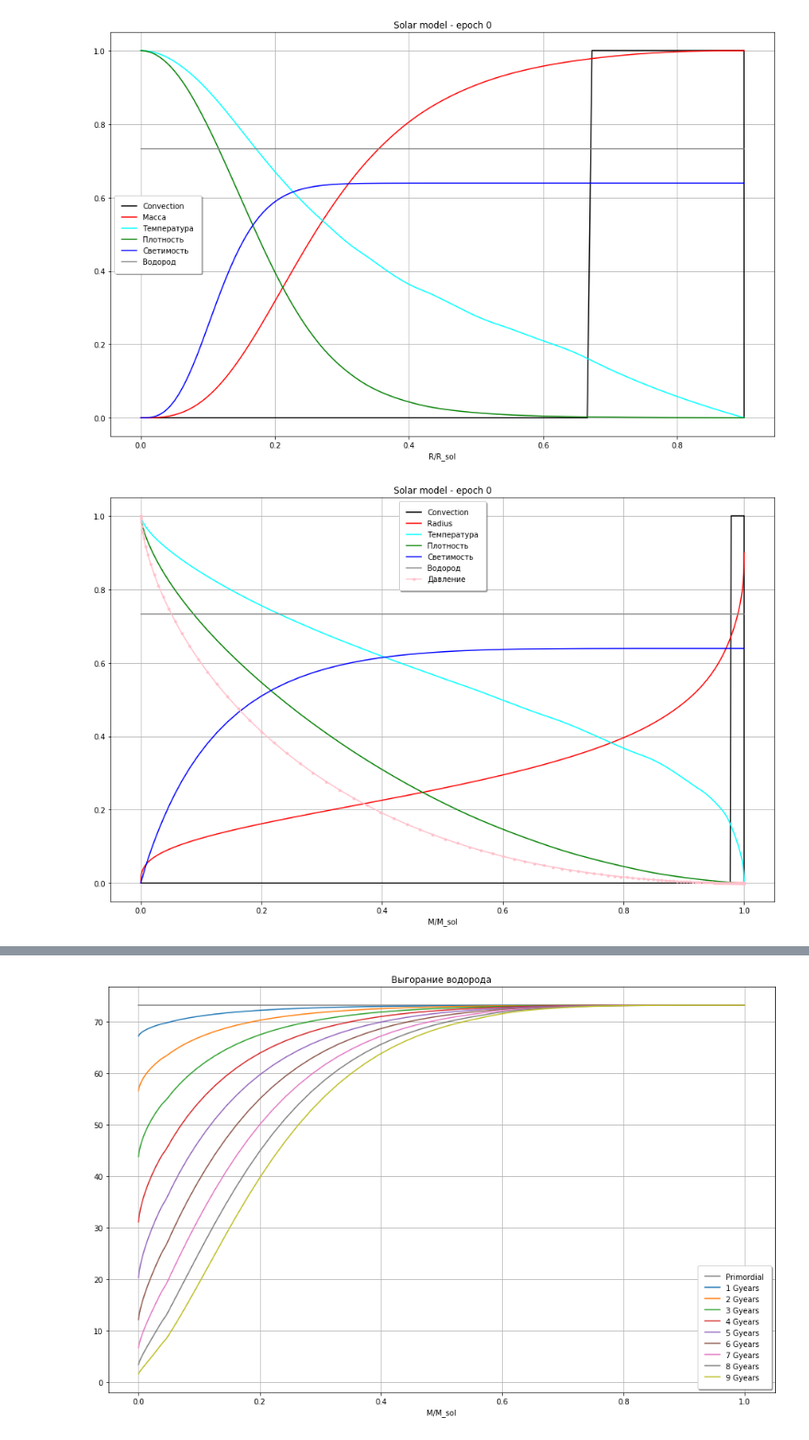
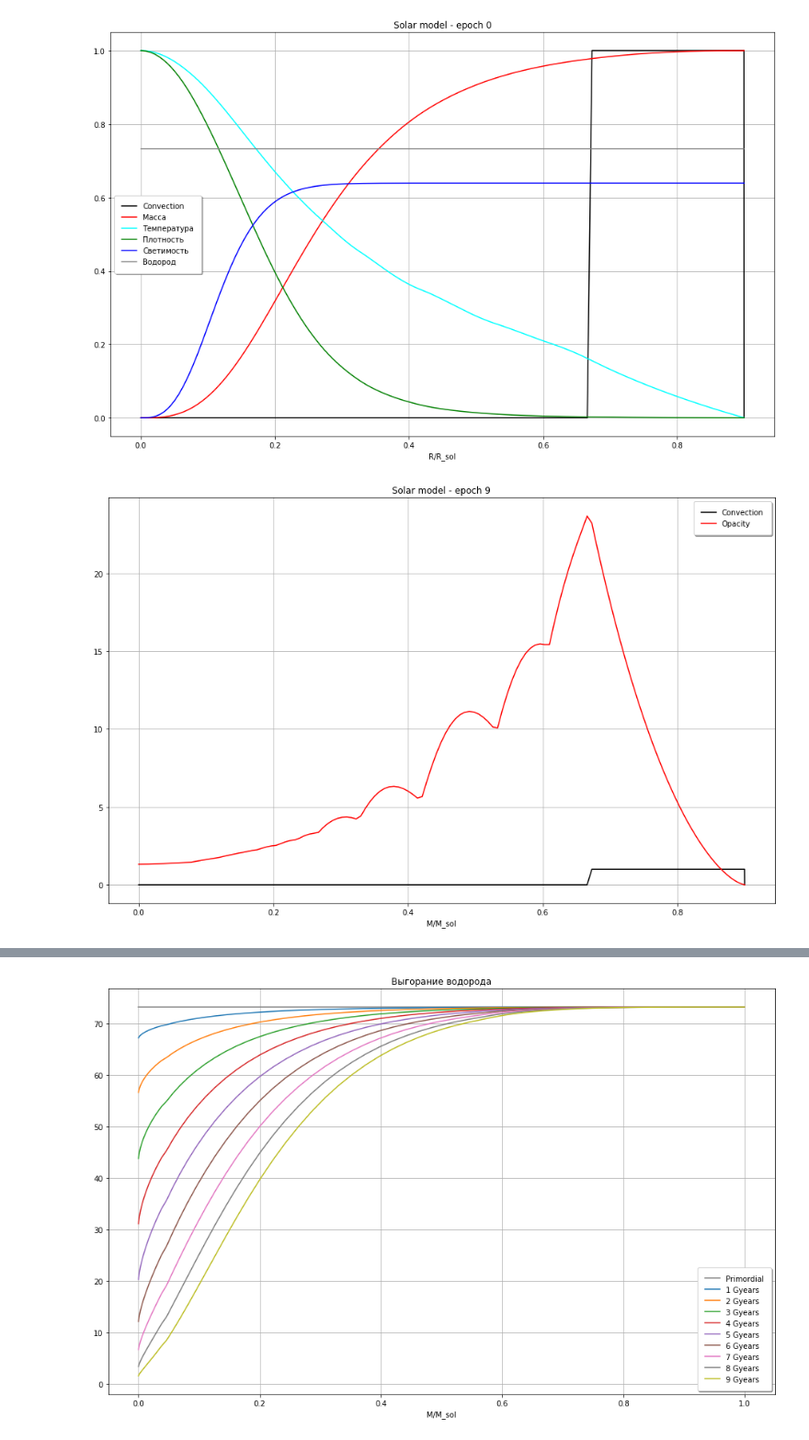
Before and after one commit to boangri/StarModels, a Jupyter notebook: AnalyzeModel.ipynb, the cells around one changed output, grey strips where cells are left out. Shown at 92% size. Cells and saved outputs as stored; diff of their text form; code cells hidden in the pictures.

```diff
--- a/AnalyzeModel.ipynb
+++ b/AnalyzeModel.ipynb
@@ -74,19 +74,14 @@ ax.legend(fancybox=True, framealpha=1, shadow=True, borderpad=1);
 # %%
 plt.figure(figsize=(16, 10))
 ax = plt.axes()
-plt.plot(m1, c[::70], color='black', label='Convection')
-plt.plot(m1, r1, color='red', label='Radius')
-plt.plot(m1, t[::70]/t[0], color='cyan', label='Температура')
-plt.plot(m1, d[::70]/d[0], color='green', label='Плотность')
-plt.plot(m1, l[::70]/s.L, color='blue', label='Светимость')
-plt.plot(m1, x[::70], color='gray', label='Водород')
-plt.plot(m1, p[::70]/p[0], color='pink', marker='.', label='Давление')
+plt.plot(r1, c[::70], color='black', label='Convection')
+plt.plot(r1, k[::70], color='red', label='Opacity')
 # plt.xlim(-0.1,0.1)
 # plt.ylim(-0.1, 0.1)
 plt.xlabel('M/M_sol')
 plt.ylabel('')
 plt.title('Solar model - epoch %d' % epoch)
 ax.grid(b=True, which='both')
 ax.legend(fancybox=True, framealpha=1, shadow=True, borderpad=1);
 # %% [output]
-[figure, old version]
+[figure, new version]
```
Also changed, not shown: parts of 3 cells of this notebook, 2 other files.
